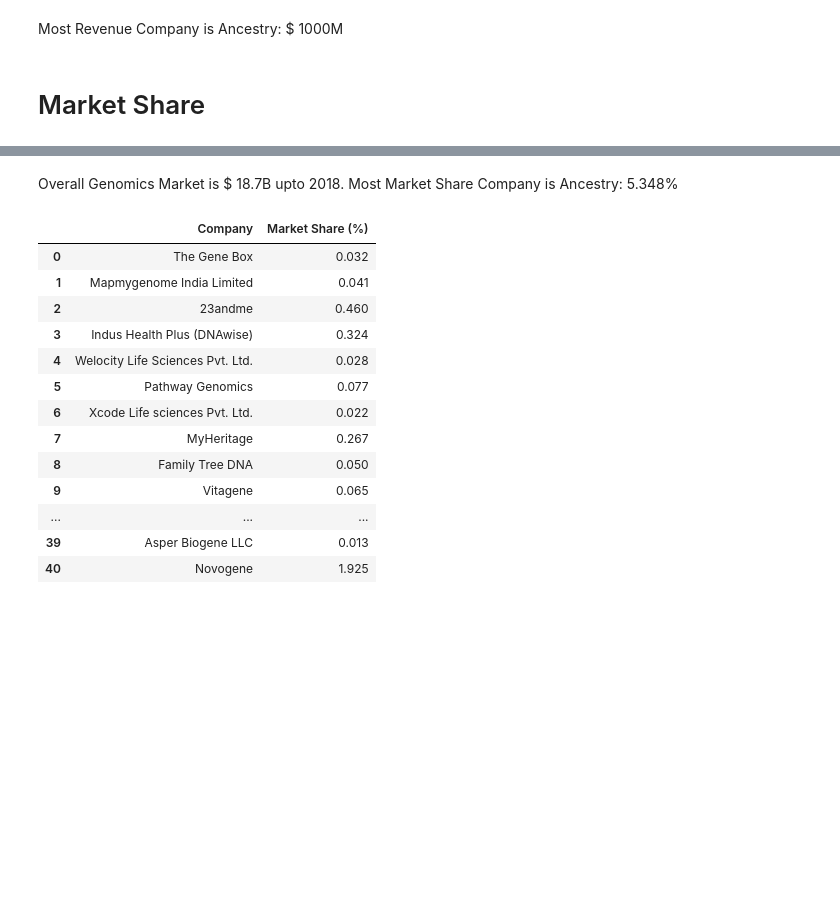
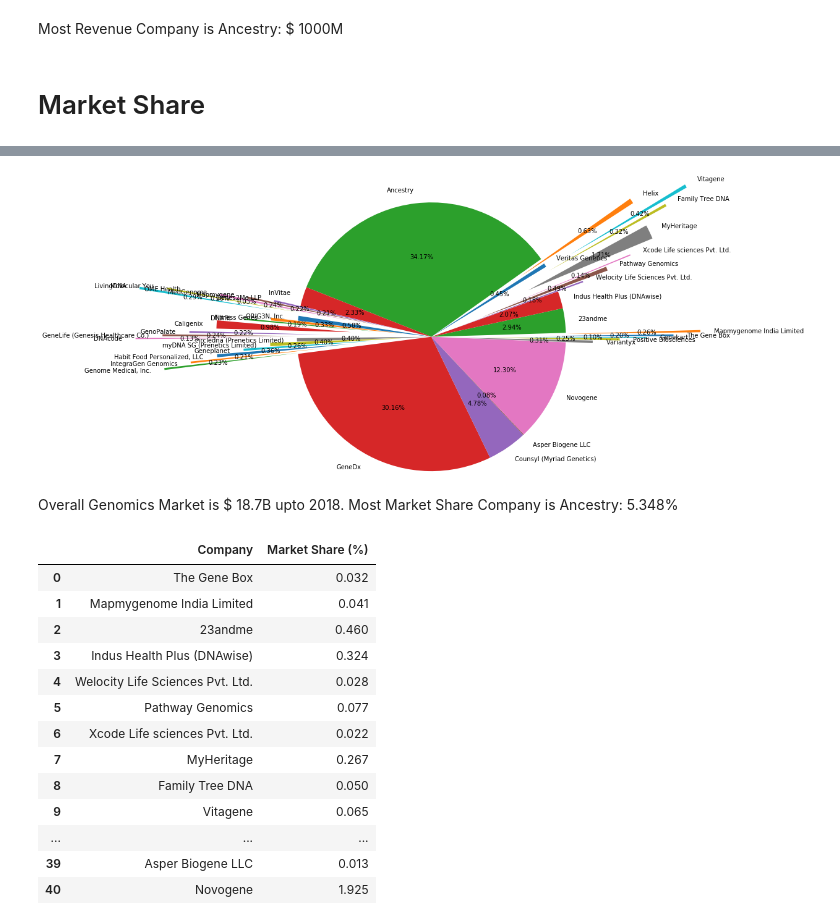
Before and after one commit to bhaveshpancholi/Competitor-Anlysis, a Jupyter notebook: Competitor Analysis.ipynb, the cells around one changed output, grey strips where cells are left out. Cells and saved outputs as stored; diff of their text form; code cells hidden in the pictures; blank space fills up the shorter version.

```diff
--- a/Competitor Analysis.ipynb
+++ b/Competitor Analysis.ipynb
@@ -969,7 +969,7 @@ Most Revenue Company is Ancestry: $ 1000M
 # %% [markdown]
 # Market Share
 # %%
-expl=[2,2.5,0,0,0.5,1,1.5,2,2.5,3,0,2,0,0,0.5,1,1.5,2,2.5,3,0,0.5,1,1.5,2,2.5,3,0,0.5,1,1.5,2,2.5,0,0,,0,0.5,1,1.5]
+expl=[2,2.5,0,0,0.5,1,1.5,2,2.5,3,0,2,0,0,0.5,1,1.5,2,2.5,3,0,0.5,1,1.5,2,2.5,3,0,0.5,1,1.5,2,2.5,0,0,0,0,0.5,1,1.5]
 MSdf=df.drop([21,27,32,34,43])
 plt.pie(MSdf['Market Share (%)'], labels=MSdf.Company, radius=2.5, autopct='%0.2f%%', explode=expl)
 plt.show()
@@ -978,3 +977,4 @@ SyntaxError: invalid syntax (<ipython-input-179-8d729a40f0b8>, line 1)
+[figure, added]
 # %% [markdown]
 Overall Genomics Market is $ 18.7B upto 2018.
 Most Market Share Company is Ancestry: 5.348%
```
Also changed, not shown: parts of 1 cell of this notebook.
